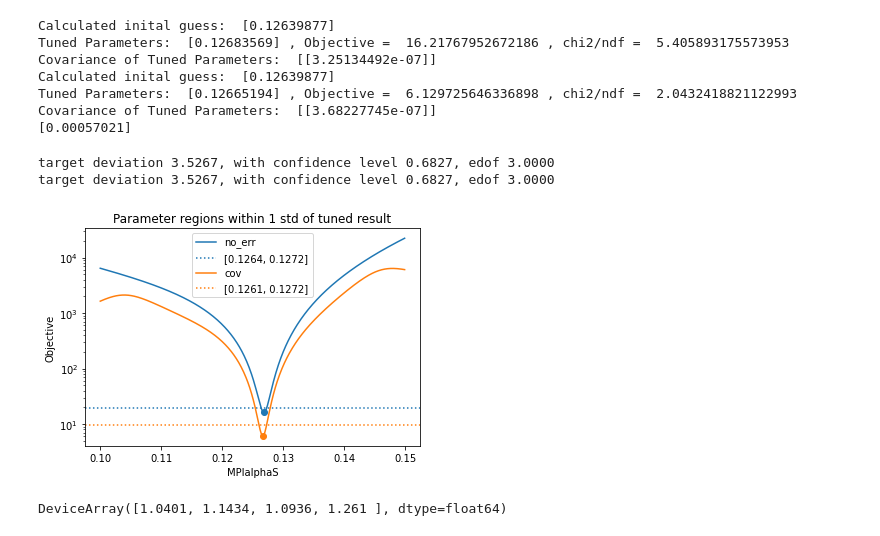
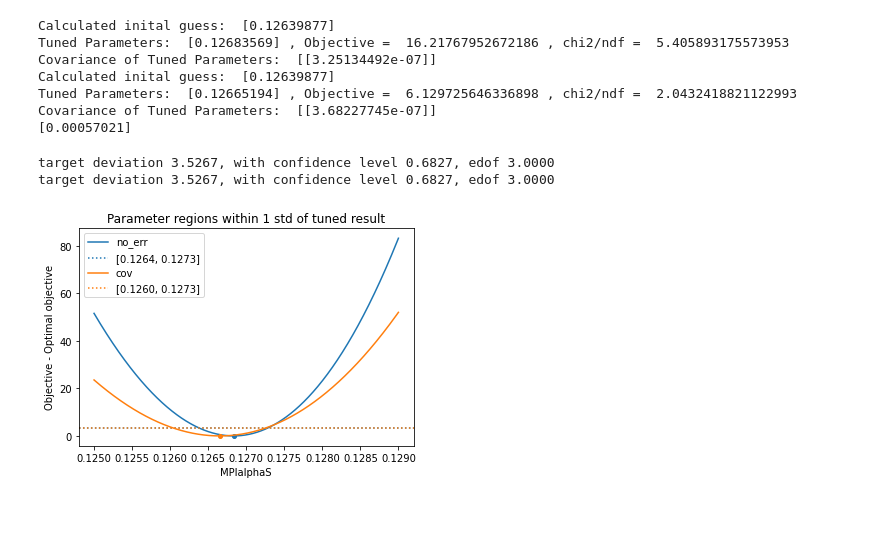
Before and after one commit to Jeffae-Schroff/apprentice-jax, a Jupyter notebook: summer_data_test.ipynb, the cells around one changed output. Saved outputs shown, nothing was run; the diff lists cells and outputs as text; code cells hidden in the pictures.

Commit message:
Filter value, error 0 from target, updated graph_objective

```diff
--- a/summer_data_test.ipynb
+++ b/summer_data_test.ipynb
@@ -26,13 +26,10 @@ Tuned Parameters:  [0.12665194] , Objective =  6.129725646336898 , chi2/ndf =  2
 Covariance of Tuned Parameters:  [[3.68227745e-07]]
 [0.00057021]
 # %%
-summer_tune.graph_objective()
-summer_tune_cov.graph_objective(new_figure = False)
+graph_range = [0.125,0.129]
+summer_tune.graph_objective(graph_range = graph_range)
+summer_tune_cov.graph_objective(new_figure = False, graph_range = graph_range)
 # %% [output]
 target deviation 3.5267, with confidence level 0.6827, edof 3.0000
 target deviation 3.5267, with confidence level 0.6827, edof 3.0000
-[figure, old version]
+[figure, new version]
-# %%
-summer_tune.target_values
-# %% [output]
-DeviceArray([1.0401, 1.1434, 1.0936, 1.261 ], dtype=float64)
```
Also changed, not shown: 4 other files.
